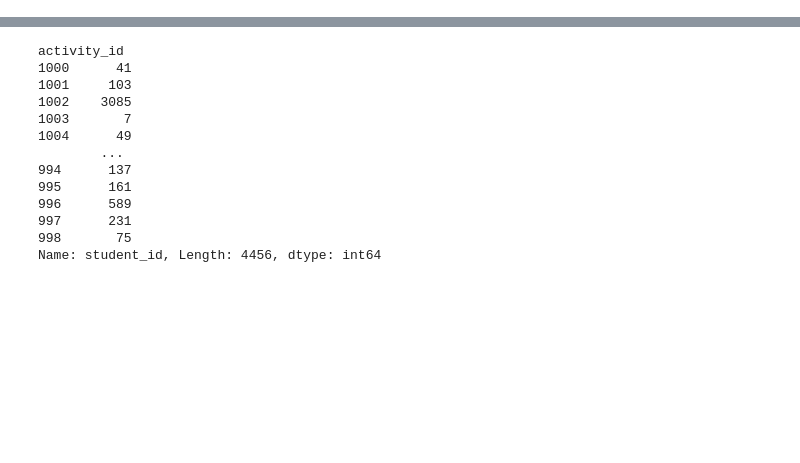
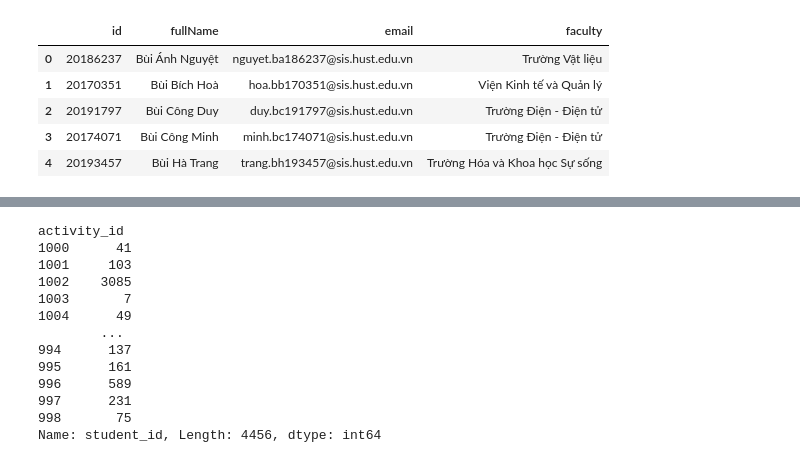
Before and after one commit to qducnguyen/reHUSTER-ctsv, a Jupyter notebook: notebooks/2_eda.ipynb, the cells around one changed output, grey strips where cells are left out. Saved outputs shown, nothing was run; the diff lists cells and outputs as text; code cells hidden in the pictures; blank space fills up the shorter version.

Commit message:
Update field names

```diff
--- a/notebooks/2_eda.ipynb
+++ b/notebooks/2_eda.ipynb
@@ -23,0 +26,12 @@ df
+# %%
+with open(os.path.join(CLEANED_DATA_OUTPUT, "user_info_cleaned.csv")) as fIn:
+    df_user = pd.read_csv(fIn)
+
+df_user.head()
+# %% [output]
+|  | id | fullName | email | faculty |
+| 0 | 20186237 | Bùi Ánh Nguyệt | nguyet.ba186237@sis.hust.edu.vn | Trường Vật liệu |
+| 1 | 20170351 | Bùi Bích Hoà | hoa.bb170351@sis.hust.edu.vn | Viện Kinh tế và Quản lý |
+| 2 | 20191797 | Bùi Công Duy | duy.bc191797@sis.hust.edu.vn | Trường Điện - Điện tử |
+| 3 | 20174071 | Bùi Công Minh | minh.bc174071@sis.hust.edu.vn | Trường Điện - Điện tử |
+| 4 | 20193457 | Bùi Hà Trang | trang.bh193457@sis.hust.edu.vn | Trường Hóa và Khoa học Sự sống |
```
Also changed, not shown: parts of 15 cells of this notebook, 1 other file.
